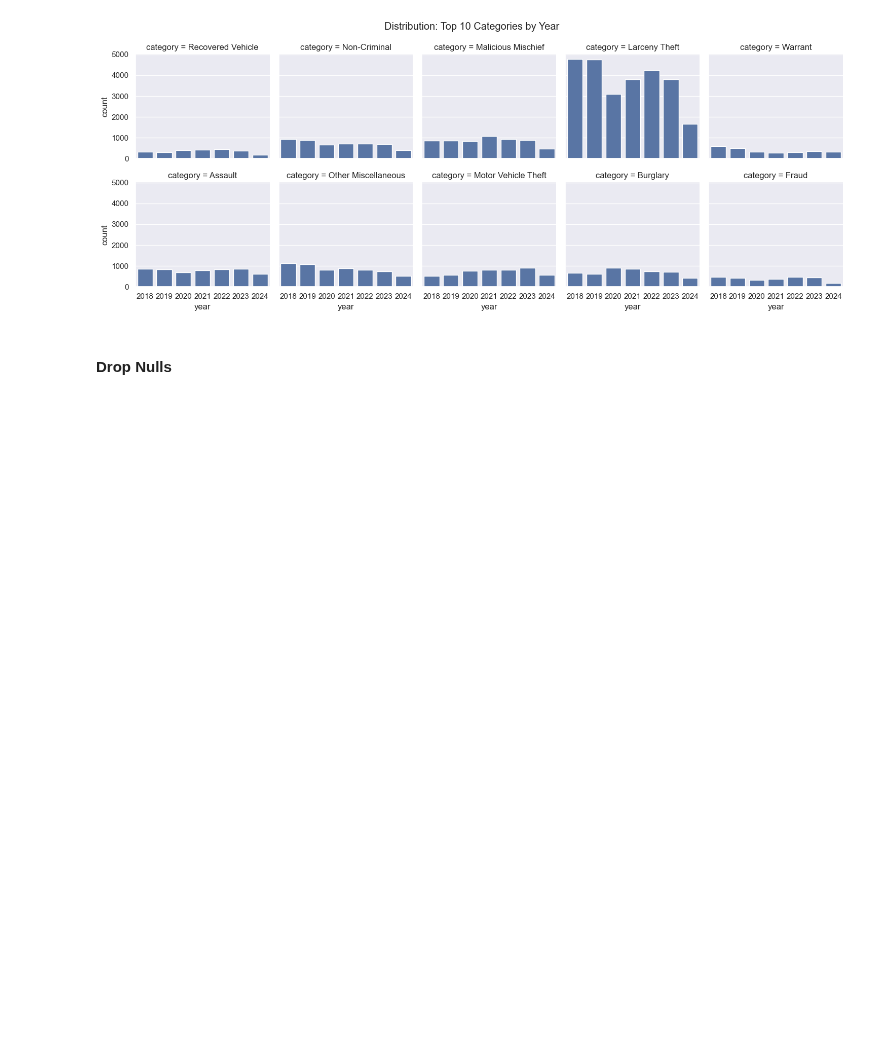
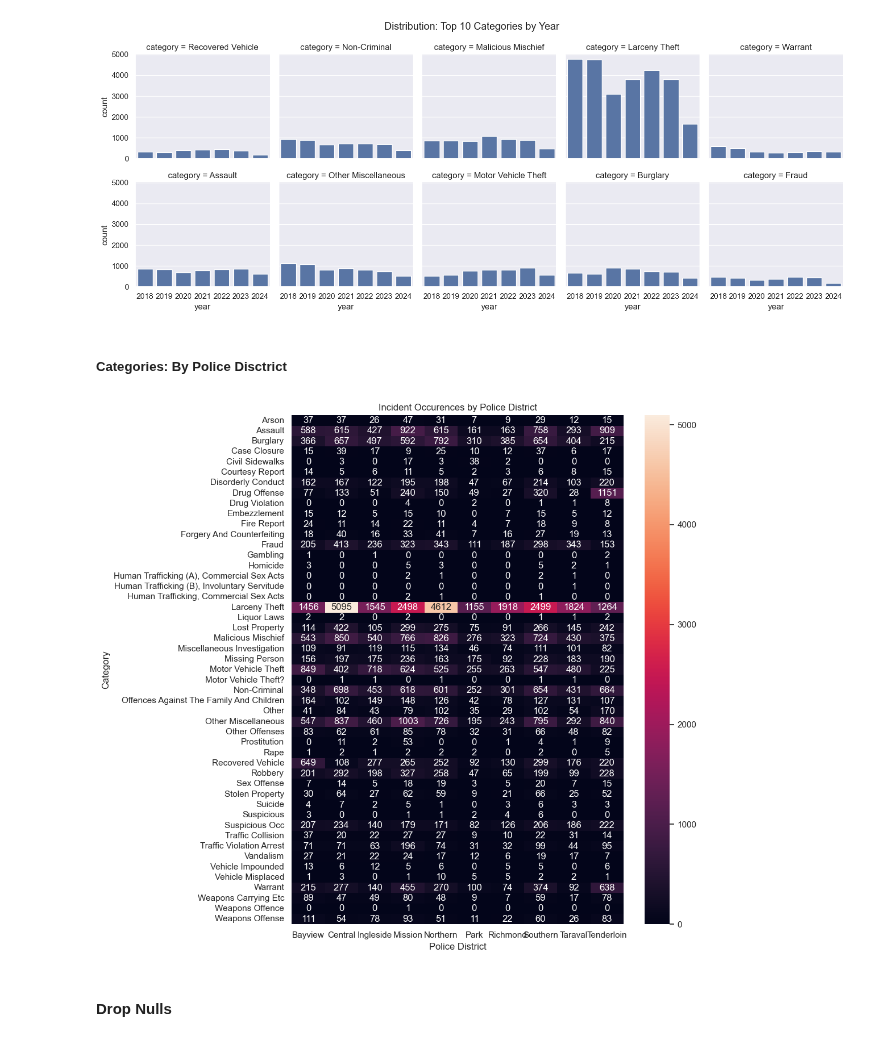
Before and after one commit to fazeelgm/UCB_ML_AI_Capstone, a Jupyter notebook: notebooks/ExploratoryDataAnalysis.ipynb, the cells around one changed output. Saved outputs shown, nothing was run; the diff lists cells and outputs as text; code cells hidden in the pictures; blank space fills up the shorter version.

Commit message:
Added Cat v PD heatmap

```diff
--- a/notebooks/ExploratoryDataAnalysis.ipynb
+++ b/notebooks/ExploratoryDataAnalysis.ipynb
@@ -723,6 +720,24 @@ plt.savefig('../images/incidents_top_n_by_year.png')
 plt.show()
 # %% [output]
 [figure]
+# %% [markdown]
+##### Categories: By Police Disctrict
+# %%
+heatmap_data = pd.crosstab(current_clean_df['category'], current_clean_df['police_district'])
+
+plt.figure(figsize=(graph_utils.page_width+2, 10))
+
+sns.heatmap(heatmap_data, annot=True, fmt='d')
+
+# plt.xlabel('Police District')
+# plt.ylabel('Category')
+plt.title('Incident Occurences by Police District')
+
+plt.tight_layout()
+plt.savefig('../images/incidents_per_district_heatmap.png')
+plt.show()
+# %% [output]
+[figure, added]
 # %% [markdown]
 #### Drop Nulls
 # %% [markdown]
```
Also changed, not shown: parts of 2 cells of this notebook.
